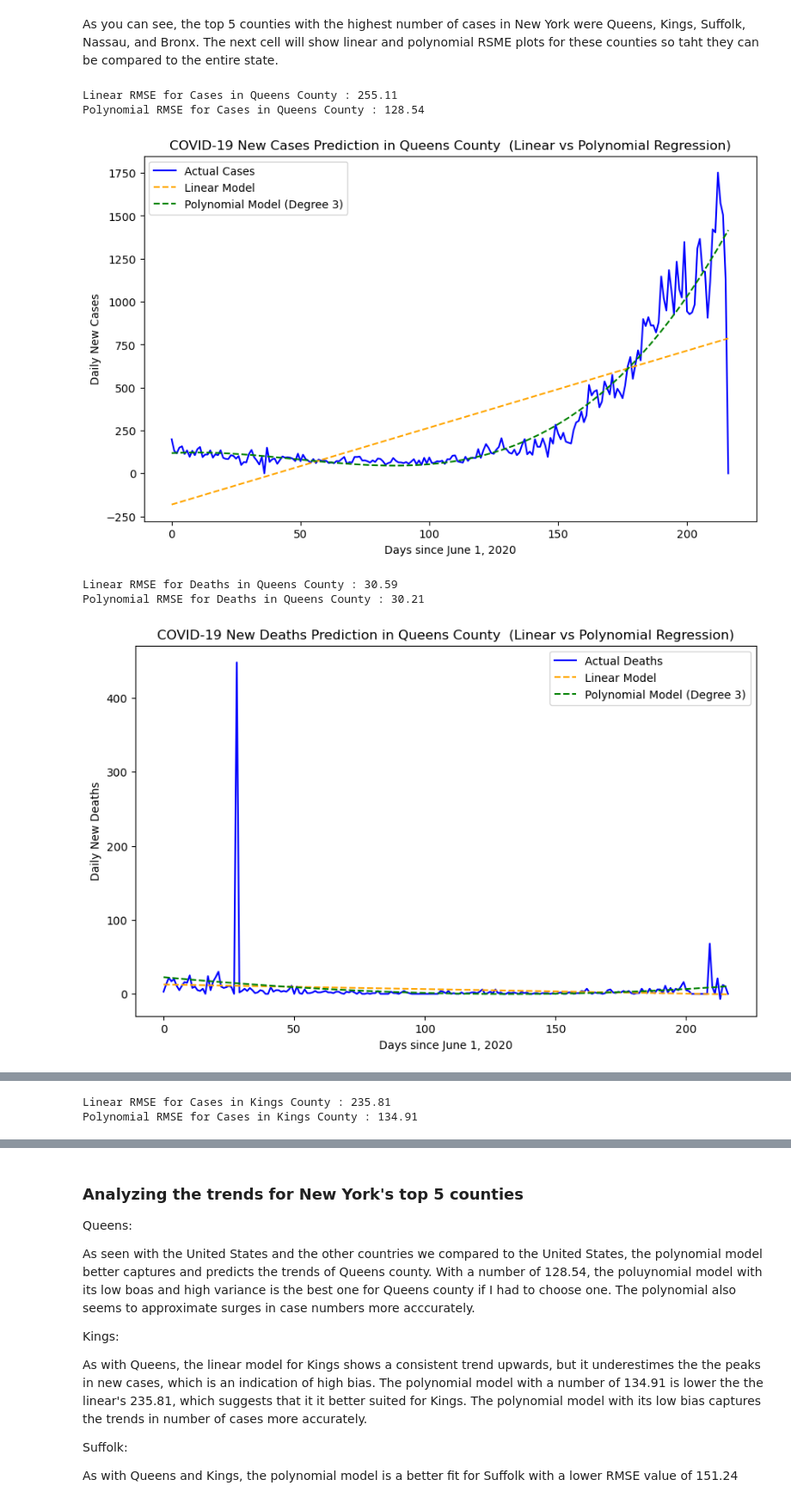
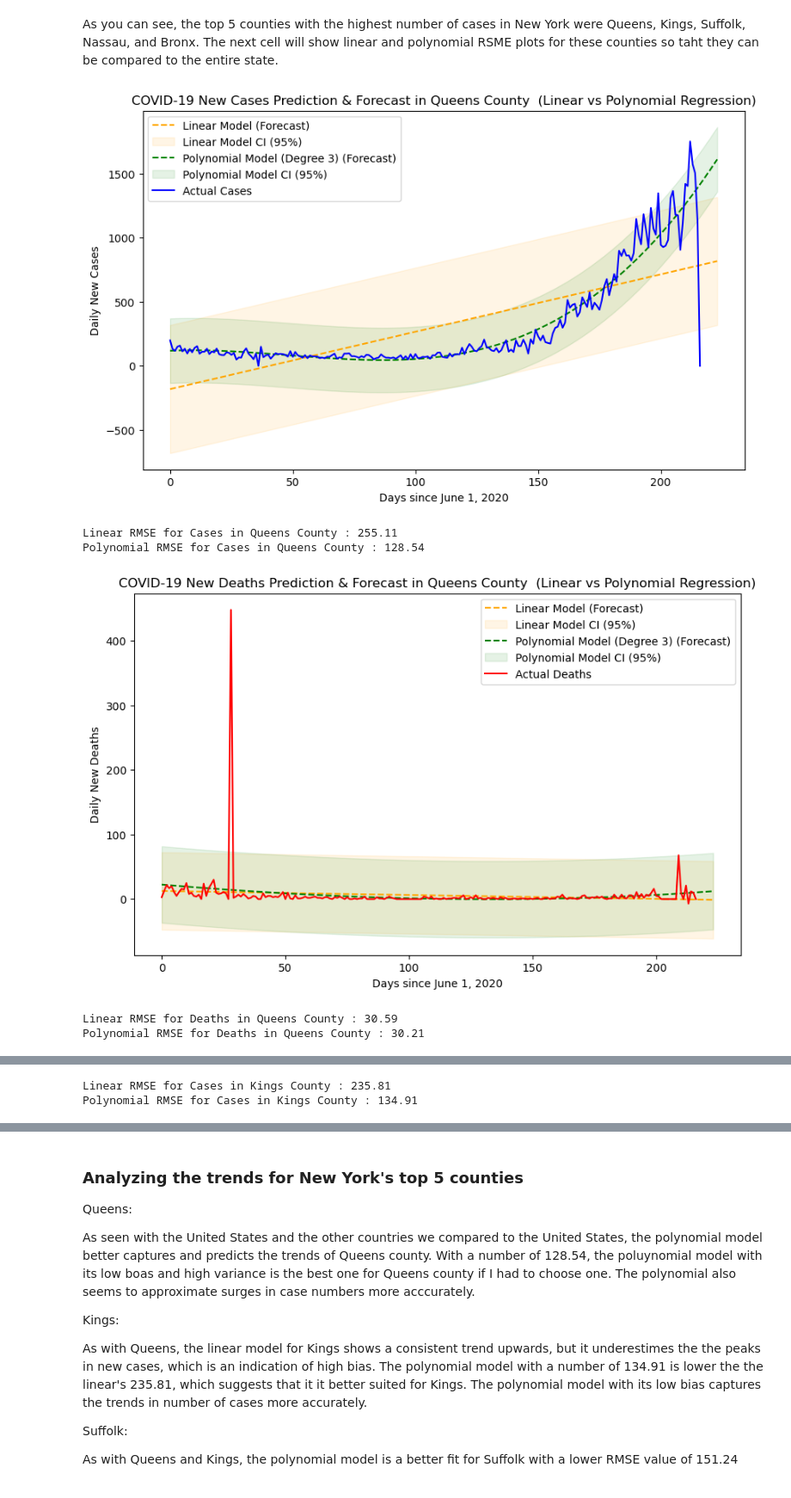
Before and after one commit to hamza890890/Group7ClassProject, a Jupyter notebook: Stage IV/Carlos Villarreal/stage_IV_individual.ipynb, the cells around one changed output, grey strips where cells are left out. Shown at 86% size. Cells and saved outputs as stored; diff of their text form; code cells hidden in the pictures.

```diff
--- a/Stage IV/Carlos Villarreal/stage_IV_individual.ipynb
+++ b/Stage IV/Carlos Villarreal/stage_IV_individual.ipynb
@@ -126,7 +166,6 @@ from sklearn.metrics import mean_squared_error
 from sklearn.linear_model import LinearRegression
 from sklearn.preprocessing import PolynomialFeatures
 
-# Load the dataset
 new_york = pd.read_csv('df_new_york_with_total_cases_and_deaths.csv')
 
 # Get top 5 counties by total cases
@@ -164,50 +203,82 @@ for county in top_counties:
 
     # Get the number of new deaths for each day
     y_deaths = np.diff(county_data[death_columns].values.flatten())
 
     # Linear Regression Model for Deaths
     linear_model_deaths = LinearRegression()
     linear_model_deaths.fit(X, y_deaths)
     y_linear_pred_deaths = linear_model_deaths.predict(X)
     linear_rmse_deaths = np.sqrt(mean_squared_error(y_deaths, y_linear_pred_deaths))
 
     # Polynomial Regression Model (degree 3) for Deaths
     poly_features_deaths = PolynomialFeatures(degree=3)
     X_poly_deaths = poly_features_deaths.fit_transform(X)
     poly_model_deaths = LinearRegression()
     poly_model_deaths.fit(X_poly_deaths, y_deaths)
     y_poly_pred_deaths = poly_model_deaths.predict(X_poly_deaths)
     poly_rmse_deaths = np.sqrt(mean_squared_error(y_deaths, y_poly_pred_deaths))
 
-    # Plotting the RMSE results for Cases
+    # Forecast for the next 7 days for Cases and Deaths
+    future_days = 7
+    X_future = np.array(range(len(case_columns) - 1 + future_days)).reshape(-1, 1)
+
+    # Predict future cases using linear and polynomial models
+    y_linear_future_cases = linear_model_cases.predict(X_future)
+    X_future_poly_cases = poly_features_cases.transform(X_future)
+    y_poly_future_cases = poly_model_cases.predict(X_future_poly_cases)
+
+    # Predict future deaths using linear and polynomial models
+    y_linear_future_deaths = linear_model_deaths.predict(X_future)
+    X_future_poly_deaths = poly_features_deaths.transform(X_future)
+    y_poly_future_deaths = poly_model_deaths.predict(X_future_poly_deaths)
+
+    # Calculate confidence intervals for the predictions (95% CI)
+    def get_confidence_interval(y_true, y_pred):
+        residuals = y_true - y_pred
+        std_error = np.std(residuals)
+        ci = 1.96 * std_error
+        return ci
+
+    ci_cases_linear = get_confidence_interval(y_cases, y_linear_pred_cases)
+    ci_cases_poly = get_confidence_interval(y_cases, y_poly_pred_cases)
+    ci_deaths_linear = get_confidence_interval(y_deaths, y_linear_pred_deaths)
+    ci_deaths_poly = get_confidence_interval(y_deaths, y_poly_pred_deaths)
+
+    # Plotting the forecast results for Cases
     plt.figure(figsize=(10, 6))
+    plt.plot(X_future, y_linear_future_cases, color='orange', linestyle='--', label='Linear Model (Forecast)')
+    plt.fill_between(X_future.flatten(), y_linear_future_cases - ci_cases_linear, y_linear_future_cases + ci_cases_linear, color='orange', alpha=0.1, label='Linear Model CI (95%)')
+    plt.plot(X_future, y_poly_future_cases, color='green', linestyle='--', label='Polynomial Model (Degree 3) (Forecast)')
+    plt.fill_between(X_future.flatten(), y_poly_future_cases - ci_cases_poly, y_poly_future_cases + ci_cases_poly, color='green', alpha=0.1, label='Polynomial Model CI (95%)')
     plt.plot(X, y_cases, color='blue', label='Actual Cases')
-    plt.plot(X, y_linear_pred_cases, color='orange', linestyle='--', label='Linear Model')
-    plt.plot(X, y_poly_pred_cases, color='green', linestyle='--', label='Polynomial Model (Degree 3)')
     plt.xlabel('Days since June 1, 2020')
     plt.ylabel('Daily New Cases')
-    plt.title(f'COVID-19 New Cases Prediction in {county} (Linear vs Polynomial Regression)')
+    plt.title(f'COVID-19 New Cases Prediction & Forecast in {county} (Linear vs Polynomial Regression)')
     plt.legend()
+    plt.show()
+
     print(f"Linear RMSE for Cases in {county}: {linear_rmse_cases:.2f}")
     print(f"Polynomial RMSE for Cases in {county}: {poly_rmse_cases:.2f}")
+
+    # Plotting the forecast results for Deaths
+    plt.figure(figsize=(10, 6))
+    plt.plot(X_future, y_linear_future_deaths, color='orange', linestyle='--', label='Linear Model (Forecast)')
+    plt.fill_between(X_future.flatten(), y_linear_future_deaths - ci_deaths_linear, y_linear_future_deaths + ci_deaths_linear, color='orange', alpha=0.1, label='Linear Model CI (95%)')
+    plt.plot(X_future, y_poly_future_deaths, color='green', linestyle='--', label='Polynomial Model (Degree 3) (Forecast)')
+    plt.fill_between(X_future.flatten(), y_poly_future_deaths - ci_deaths_poly, y_poly_future_deaths + ci_deaths_poly, color='green', alpha=0.1, label='Polynomial Model CI (95%)')
+    plt.plot(X, y_deaths, color='red', label='Actual Deaths')
+    plt.xlabel('Days since June 1, 2020')
+    plt.ylabel('Daily New Deaths')
+    plt.title(f'COVID-19 New Deaths Prediction & Forecast in {county} (Linear vs Polynomial Regression)')
+    plt.legend()
     plt.show()
 
-    # Plotting the RMSE results for Deaths
-    plt.figure(figsize=(10, 6))
-    plt.plot(X, y_deaths, color='blue', label='Actual Deaths')
-    plt.plot(X, y_linear_pred_deaths, color='orange', linestyle='--', label='Linear Model')
-    plt.plot(X, y_poly_pred_deaths, color='green', linestyle='--', label='Polynomial Model (Degree 3)')
-    plt.xlabel('Days since June 1, 2020')
-    plt.ylabel('Daily New Deaths')
-    plt.title(f'COVID-19 New Deaths Prediction in {county} (Linear vs Polynomial Regression)')
-    plt.legend()
     print(f"Linear RMSE for Deaths in {county}: {linear_rmse_deaths:.2f}")
     print(f"Polynomial RMSE for Deaths in {county}: {poly_rmse_deaths:.2f}")
-    plt.show()
 # %% [output]
+[figure, new version]
 Linear RMSE for Cases in Queens County : 255.11
 Polynomial RMSE for Cases in Queens County : 128.54
-[figure, old version]
+[figure, new version]
 Linear RMSE for Deaths in Queens County : 30.59
 Polynomial RMSE for Deaths in Queens County : 30.21
-[figure, old version]
```
Also changed, not shown: parts of 7 cells of this notebook.
